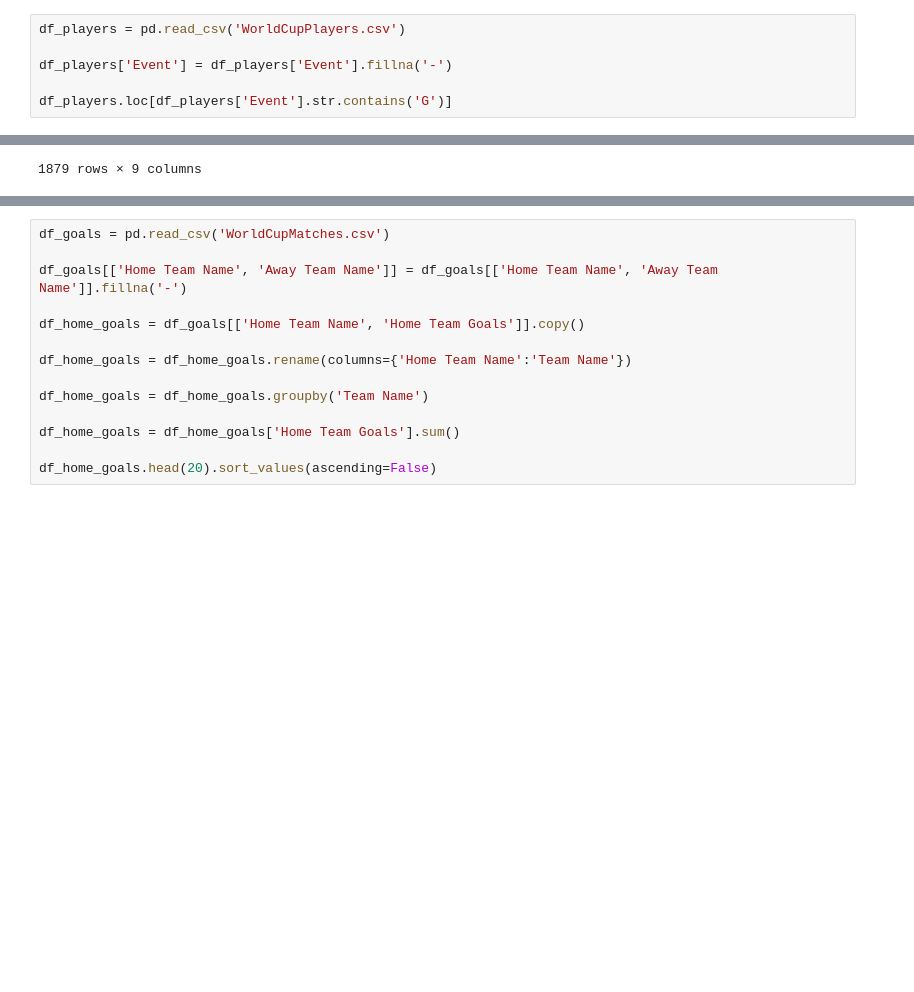
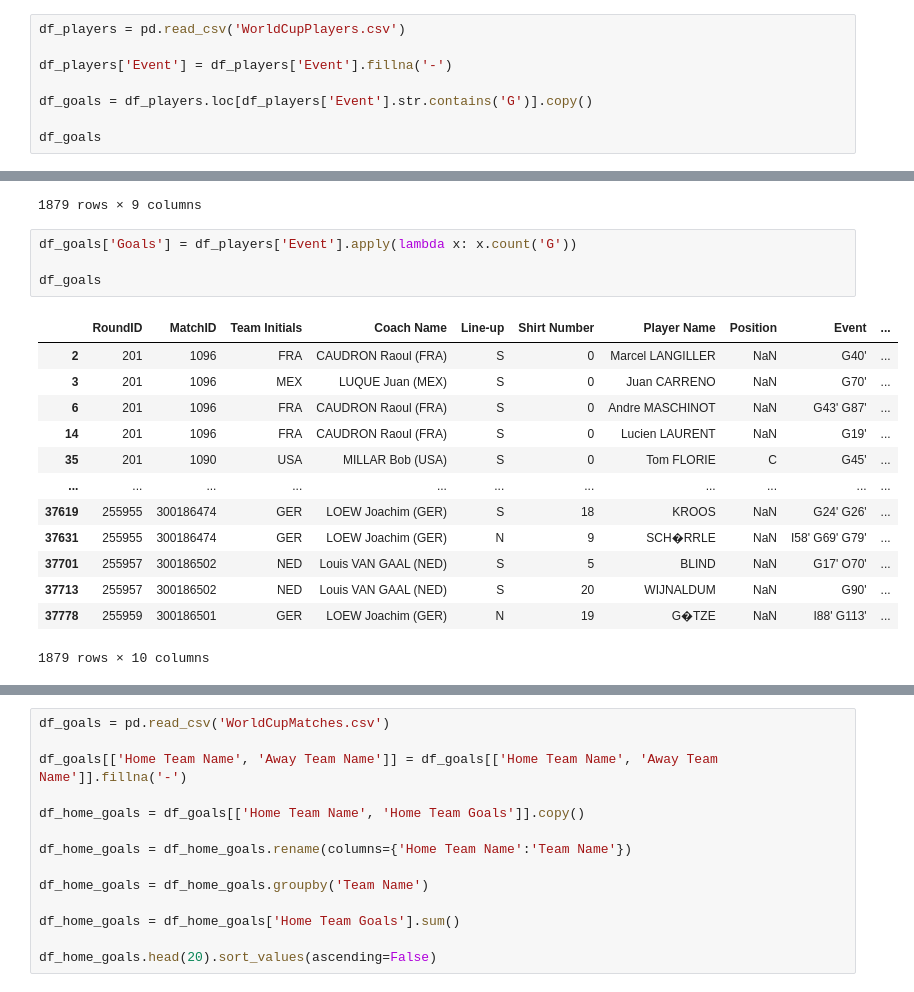
Before and after one commit to osantoschris/projeto-final-tec-programacao, a Jupyter notebook: christian.ipynb, the cells around one changed output, grey strips where cells are left out. Saved outputs shown, nothing was run; the diff lists cells and outputs as text; blank space fills up the shorter version.

```diff
--- a/christian.ipynb
+++ b/christian.ipynb
@@ -114,7 +118,9 @@ df_players = pd.read_csv('WorldCupPlayers.csv')
 
 df_players['Event'] = df_players['Event'].fillna('-')
 
-df_players.loc[df_players['Event'].str.contains('G')]
+df_goals = df_players.loc[df_players['Event'].str.contains('G')].copy()
+
+df_goals
 # %% [output]
 |  | RoundID | MatchID | Team Initials | Coach Name | Line-up | Shirt Number | Player Name | Position | Event |
 | 2 | 201 | 1096 | FRA | CAUDRON Raoul (FRA) | S | 0 | Marcel LANGILLER | NaN | G40' |
@@ -129,3 +135,21 @@ df_players.loc[df_players['Event'].str.contains('G')]
 | 37713 | 255957 | 300186502 | NED | Louis VAN GAAL (NED) | S | 20 | WIJNALDUM | NaN | G90' |
 | 37778 | 255959 | 300186501 | GER | LOEW Joachim (GER) | N | 19 | G�TZE | NaN | I88' G113' |
 1879 rows × 9 columns
+# %%
+df_goals['Goals'] = df_players['Event'].apply(lambda x: x.count('G'))
+
+df_goals
+# %% [output]
+|  | RoundID | MatchID | Team Initials | Coach Name | Line-up | Shirt Number | Player Name | Position | Event | ... |
+| 2 | 201 | 1096 | FRA | CAUDRON Raoul (FRA) | S | 0 | Marcel LANGILLER | NaN | G40' | ... |
+| 3 | 201 | 1096 | MEX | LUQUE Juan (MEX) | S | 0 | Juan CARRENO | NaN | G70' | ... |
+| 6 | 201 | 1096 | FRA | CAUDRON Raoul (FRA) | S | 0 | Andre MASCHINOT | NaN | G43' G87' | ... |
+| 14 | 201 | 1096 | FRA | CAUDRON Raoul (FRA) | S | 0 | Lucien LAURENT | NaN | G19' | ... |
+| 35 | 201 | 1090 | USA | MILLAR Bob (USA) | S | 0 | Tom FLORIE | C | G45' | ... |
+| ... | ... | ... | ... | ... | ... | ... | ... | ... | ... | ... |
+| 37619 | 255955 | 300186474 | GER | LOEW Joachim (GER) | S | 18 | KROOS | NaN | G24' G26' | ... |
+| 37631 | 255955 | 300186474 | GER | LOEW Joachim (GER) | N | 9 | SCH�RRLE | NaN | I58' G69' G79' | ... |
+| 37701 | 255957 | 300186502 | NED | Louis VAN GAAL (NED) | S | 5 | BLIND | NaN | G17' O70' | ... |
+| 37713 | 255957 | 300186502 | NED | Louis VAN GAAL (NED) | S | 20 | WIJNALDUM | NaN | G90' | ... |
+| 37778 | 255959 | 300186501 | GER | LOEW Joachim (GER) | N | 19 | G�TZE | NaN | I88' G113' | ... |
+1879 rows × 10 columns
```
Also changed, not shown: parts of 3 cells of this notebook.
